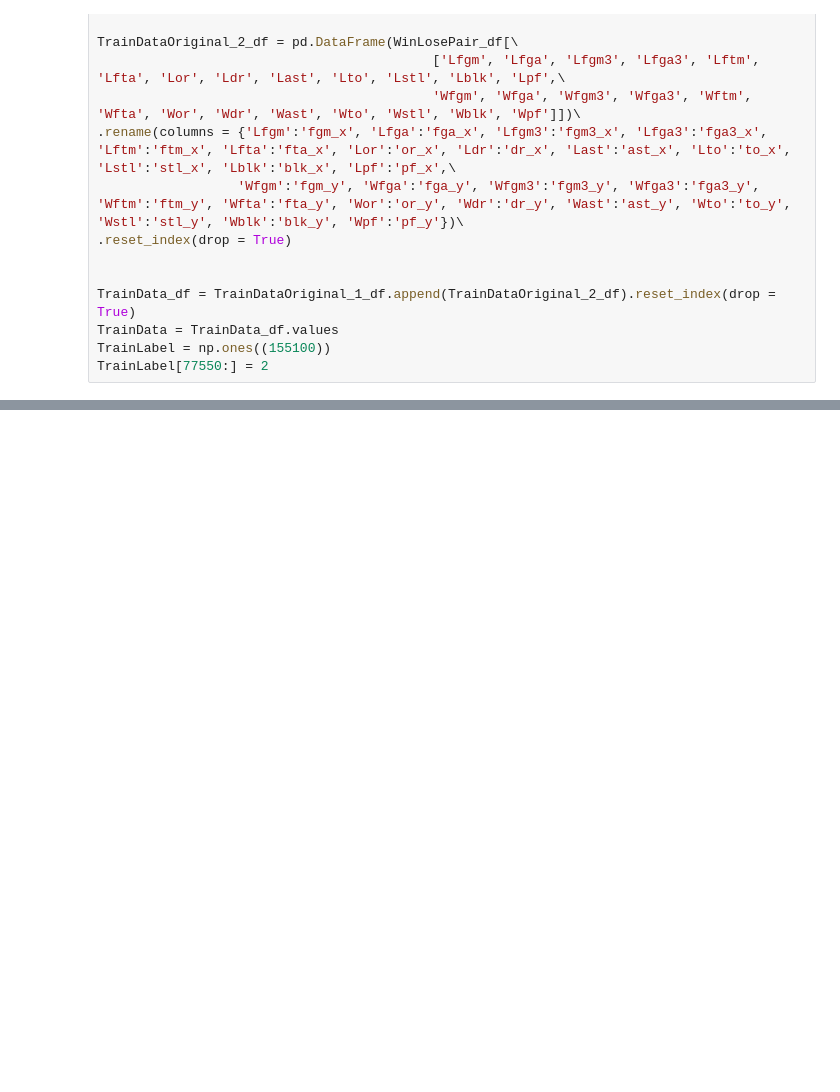
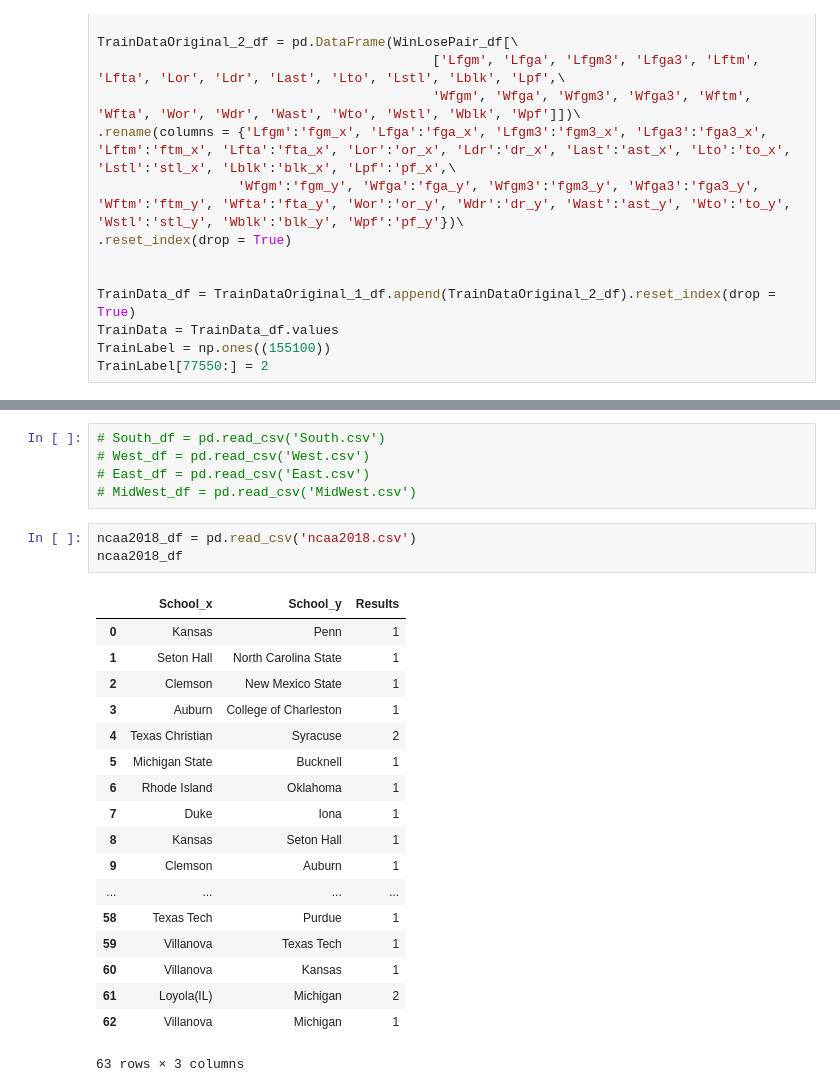
Before and after one commit to eddiewu01/NCAA-Basketball-Prediction, a Jupyter notebook: Project.ipynb, the cells around one changed output, grey strips where cells are left out. Cells and saved outputs as stored; diff of their text form; blank space fills up the shorter version.

```diff
--- a/Project.ipynb
+++ b/Project.ipynb
@@ -66,0 +119,27 @@ scores.mean()
+# %%
+# South_df = pd.read_csv('South.csv')
+# West_df = pd.read_csv('West.csv')
+# East_df = pd.read_csv('East.csv')
+# MidWest_df = pd.read_csv('MidWest.csv')
+# %%
+ncaa2018_df = pd.read_csv('ncaa2018.csv')
+ncaa2018_df
+# %% [output]
+|  | School_x | School_y | Results |
+| 0 | Kansas | Penn | 1 |
+| 1 | Seton Hall | North Carolina State | 1 |
+| 2 | Clemson | New Mexico State | 1 |
+| 3 | Auburn | College of Charleston | 1 |
+| 4 | Texas Christian | Syracuse | 2 |
+| 5 | Michigan State | Bucknell | 1 |
+| 6 | Rhode Island | Oklahoma | 1 |
+| 7 | Duke | Iona | 1 |
+| 8 | Kansas | Seton Hall | 1 |
+| 9 | Clemson | Auburn | 1 |
+| ... | ... | ... | ... |
+| 58 | Texas Tech | Purdue | 1 |
+| 59 | Villanova | Texas Tech | 1 |
+| 60 | Villanova | Kansas | 1 |
+| 61 | Loyola(IL) | Michigan | 2 |
+| 62 | Villanova | Michigan | 1 |
+63 rows × 3 columns
```
Also changed, not shown: parts of 7 cells of this notebook.
